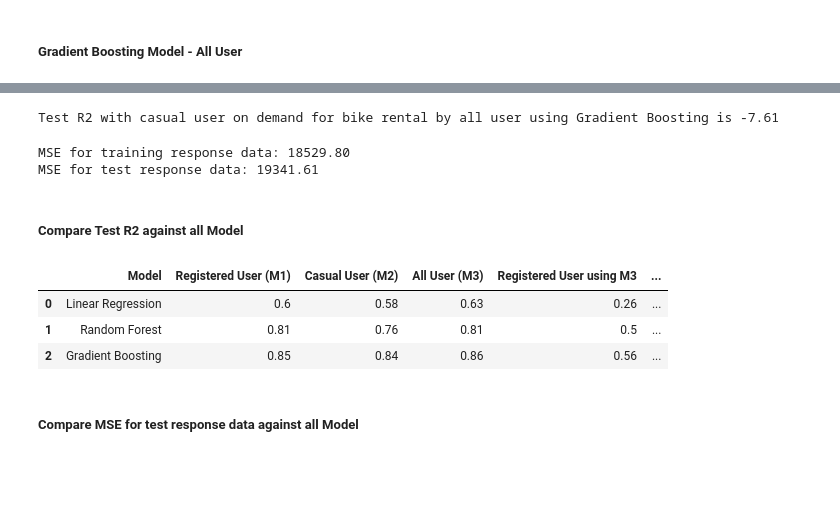
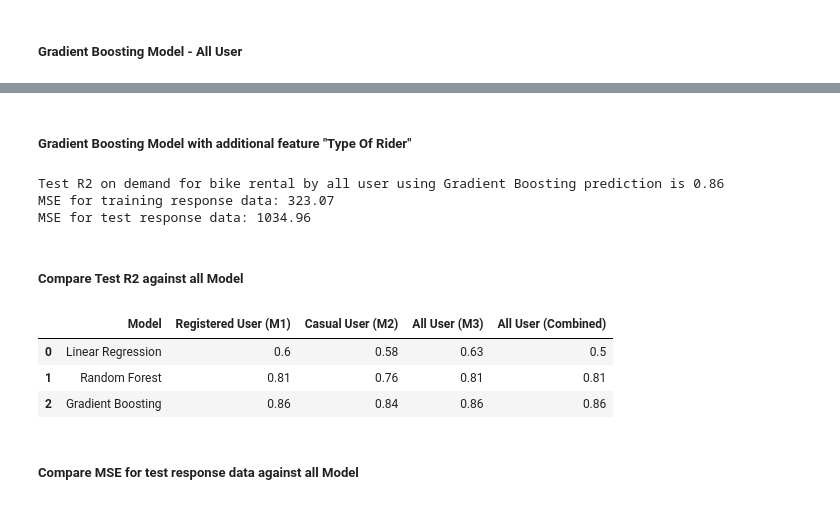
Before and after one commit to msubhabrata3/hubway-trip-analysis, a Jupyter notebook: Hubway-trip.ipynb, the cells around one changed output, grey strips where cells are left out. Drawn from its saved outputs; the diff is of its cells as text; code cells hidden in the pictures; blank space fills up the shorter version.

```diff
--- a/Hubway-trip.ipynb
+++ b/Hubway-trip.ipynb
@@ -747,9 +734,9 @@ plt.show()
 ##### Dropping Unncessary Columns
 # %%
 dropFeatures = ["DURATION","CASUAL","TOTAL","START_DATE","REGISTERED"]
-dfDaily  = dfHourlyRental.drop(dropFeatures,axis=1)
+dfHourly  = dfHourlyRental.drop(dropFeatures,axis=1)
 
-dfDaily.head(5)
+dfHourly.head(5)
 # %% [output]
 |  | SEASON | HOUR | WEEKDAY | MONTH | HOLIDAY | WORKDAY | TEMP | ATEMP | HUMIDITY | SPEED | RAIN | ... |
 | 0 | 3 | 13 | Monday | Oct | 0 | 0 | 57 | 57 | 68 | 3 | 0.0 | ... |
@@ -801,7 +788,7 @@ memory usage: 779.0 KB
 * Casual:     number of non-registered user
 * Casual:     number of total rentals (registered + casual)
 # %%
-dfRental = pd.get_dummies(dfDaily, columns=['SEASON','HOUR','WEEKDAY','MONTH','HOLIDAY','WORKDAY','WEATHER'])
+dfRental = pd.get_dummies(dfHourly, columns=['SEASON','HOUR','WEEKDAY','MONTH','HOLIDAY','WORKDAY','WEATHER'])
 
 dfRental.head(5)
 # %% [output]
@@ -1638,0 +1597,4 @@ Test R2 on demand for bike rental by all user using Gradient Boosting prediction
+# %%
+dfRentalComb = pd.get_dummies(dfHourlyRentalComb, columns=['SEASON','HOUR','WEEKDAY','MONTH','HOLIDAY','WORKDAY','WEATHER', 'TYPE'])
+
+dfRentalComb.head(5)
@@ -1795,35 +1735,49 @@ MSE for test response data: 4885.18
-# %%
-gbAllScoreWithCas = round(gbAll.score(XCasTstGb, yCasTstGb),2)
-
-print('Test R2 with casual user on demand for bike rental by all user using Gradient Boosting is {}'.format(gbAllScoreWithCas))
-# %% [output]
-Test R2 with casual user on demand for bike rental by all user using Gradient Boosting is -7.61
-# %%
-gbMseTrnAllWithCas = round(np.mean((gbAll.predict(XCasTrnGb) - yCasTrnGb) **2),2)
-gbMseTstAllWithCas = round(np.mean((gbAll.predict(XCasTstGb) - yCasTstGb) **2),2)
-
-print('MSE for training response data: {:.2f}'.format(gbMseTrnAllWithCas))
-print('MSE for test response data: {:.2f}'.format(gbMseTstAllWithCas))
-# %% [output]
-MSE for training response data: 18529.80
-MSE for test response data: 19341.61
+# %% [markdown]
+##### Gradient Boosting Model with additional feature "Type Of Rider"
+# %%
+X = dfRentalComb.copy()
+del X['COUNT']
+y = dfRentalComb['COUNT']
+
+X_train, X_test, y_train, y_test = train_test_split(X, y, random_state=0)
+
+params = {'n_estimators': 500, 'max_depth': 6,
+        'learning_rate': 0.1, 'loss': 'huber','alpha':0.95}
+gbComb = GradientBoostingRegressor(**params).fit(X_train, y_train)
+
+mse = mean_squared_error(y_test, gbComb.predict(X_test))
+r2 = r2_score(y_test, gbComb.predict(X_test))
+
+gbCombScore = round(gbComb.score(X_test, y_test),2)
+
+print('Test R2 on demand for bike rental by all user using Gradient Boosting prediction is {}'.format(gbCombScore))
+
+gbMseTrnComb = round(np.mean((gbComb.predict(X_train) - y_train) **2),2)
+gbMseTstComb = round(np.mean((gbComb.predict(X_test) - y_test) **2),2)
+
+print('MSE for training response data: {:.2f}'.format(gbMseTrnComb))
+print('MSE for test response data: {:.2f}'.format(gbMseTstComb))
+# %% [output]
+Test R2 on demand for bike rental by all user using Gradient Boosting prediction is 0.86
+MSE for training response data: 323.07
+MSE for test response data: 1034.96
 # %% [markdown]
 ##### Compare Test R2 against all Model
 # %%
-lstR2 = list((('Linear Regression', format(lmRegScore),format(lmCasScore),format(lmAllScore), format(lmAllScoreWithReg), format(lmAllScoreWithCas)),
-            ('Random Forest', format(rfRegScore),format(rfCasScore),format(rfAllScore),format(rfAllScoreWithReg), format(rfAllScoreWithCas)),
-            ('Gradient Boosting', format(gbRegScore),format(gbCasScore),format(gbAllScore),format(gbAllScoreWithReg), format(gbAllScoreWithCas))))
+lstR2 = list((('Linear Regression', format(lmRegScore),format(lmCasScore),format(lmAllScore), format(lmCombScore)),
+            ('Random Forest', format(rfRegScore),format(rfCasScore),format(rfAllScore),format(rfCombScore)),
+            ('Gradient Boosting', format(gbRegScore),format(gbCasScore),format(gbAllScore),format(gbCombScore))))
 
 dfR2 = pd.DataFrame(lstR2)
 
-dfR2.columns = ['Model','Registered User (M1)','Casual User (M2)','All User (M3)','Registered User using M3','Casual User using M3']
+dfR2.columns = ['Model','Registered User (M1)','Casual User (M2)','All User (M3)','All User (Combined)']
 
 dfR2
 # %% [output]
-|  | Model | Registered User (M1) | Casual User (M2) | All User (M3) | Registered User using M3 | ... |
-| 0 | Linear Regression | 0.6 | 0.58 | 0.63 | 0.26 | ... |
-| 1 | Random Forest | 0.81 | 0.76 | 0.81 | 0.5 | ... |
-| 2 | Gradient Boosting | 0.85 | 0.84 | 0.86 | 0.56 | ... |
+|  | Model | Registered User (M1) | Casual User (M2) | All User (M3) | All User (Combined) |
+| 0 | Linear Regression | 0.6 | 0.58 | 0.63 | 0.5 |
+| 1 | Random Forest | 0.81 | 0.76 | 0.81 | 0.81 |
+| 2 | Gradient Boosting | 0.86 | 0.84 | 0.86 | 0.86 |
 # %% [markdown]
 ##### Compare MSE for test response data against all Model
 # %%
```
Also changed, not shown: parts of 97 cells of this notebook.
